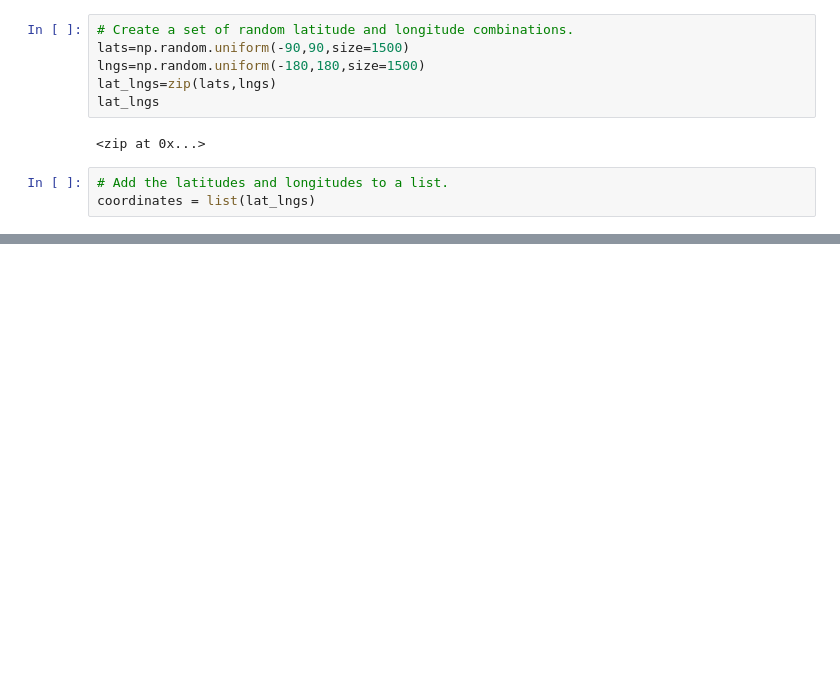
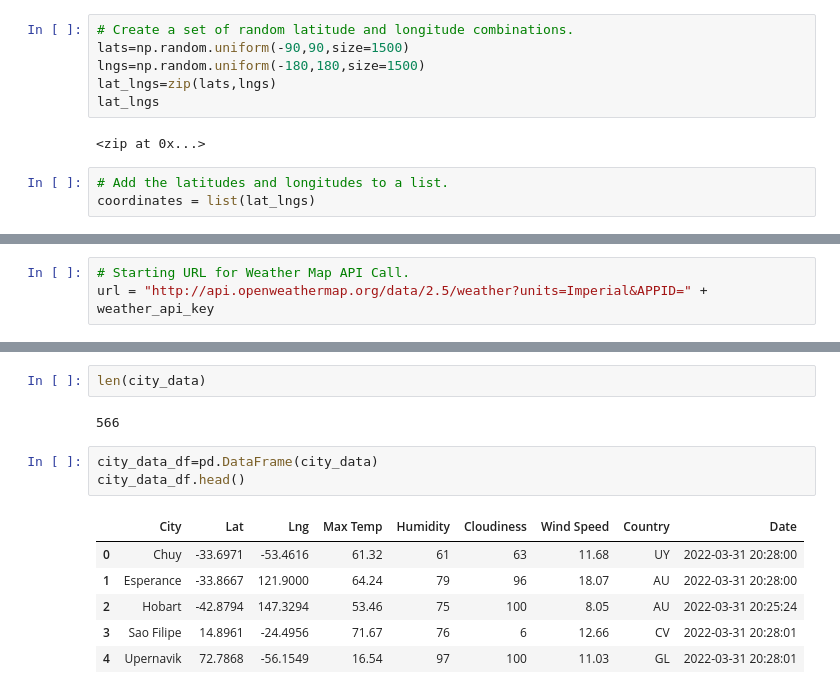
Before and after one commit to Sukanya807/World_Weather_Analysis, a Jupyter notebook: WeatherPy.ipynb, the cells around one changed output, grey strips where cells are left out. Drawn from its saved outputs; the diff is of its cells as text; blank space fills up the shorter version.

```diff
--- a/WeatherPy.ipynb
+++ b/WeatherPy.ipynb
@@ -31,0 +38,3 @@ len(cities)
+# %%
+# Starting URL for Weather Map API Call.
+url = "http://api.openweathermap.org/data/2.5/weather?units=Imperial&APPID=" + weather_api_key
@@ -31,0 +142,14 @@ len(cities)
+# %%
+len(city_data)
+# %% [output]
+566
+# %%
+city_data_df=pd.DataFrame(city_data)
+city_data_df.head()
+# %% [output]
+|  | City | Lat | Lng | Max Temp | Humidity | Cloudiness | Wind Speed | Country | Date |
+| 0 | Chuy | -33.6971 | -53.4616 | 61.32 | 61 | 63 | 11.68 | UY | 2022-03-31 20:28:00 |
+| 1 | Esperance | -33.8667 | 121.9000 | 64.24 | 79 | 96 | 18.07 | AU | 2022-03-31 20:28:00 |
+| 2 | Hobart | -42.8794 | 147.3294 | 53.46 | 75 | 100 | 8.05 | AU | 2022-03-31 20:25:24 |
+| 3 | Sao Filipe | 14.8961 | -24.4956 | 71.67 | 76 | 6 | 12.66 | CV | 2022-03-31 20:28:01 |
+| 4 | Upernavik | 72.7868 | -56.1549 | 16.54 | 97 | 100 | 11.03 | GL | 2022-03-31 20:28:01 |
```
Also changed, not shown: parts of 7 cells of this notebook, 3 other files.
